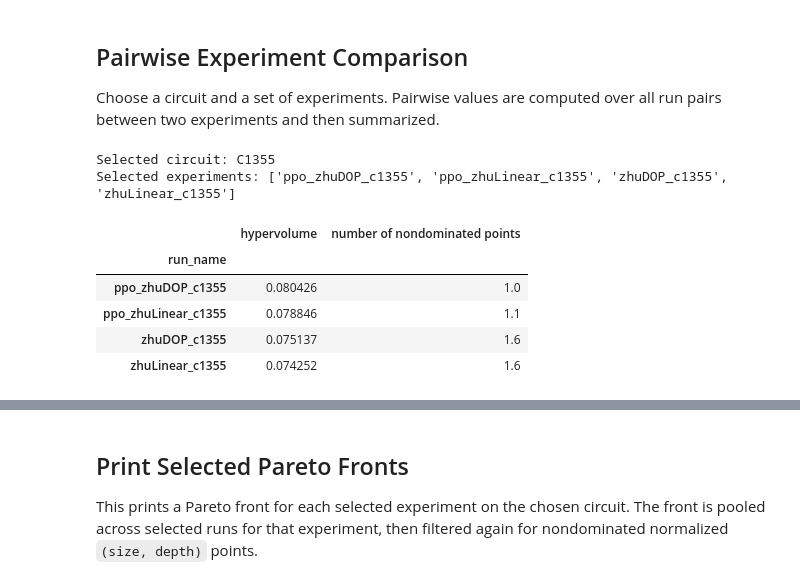
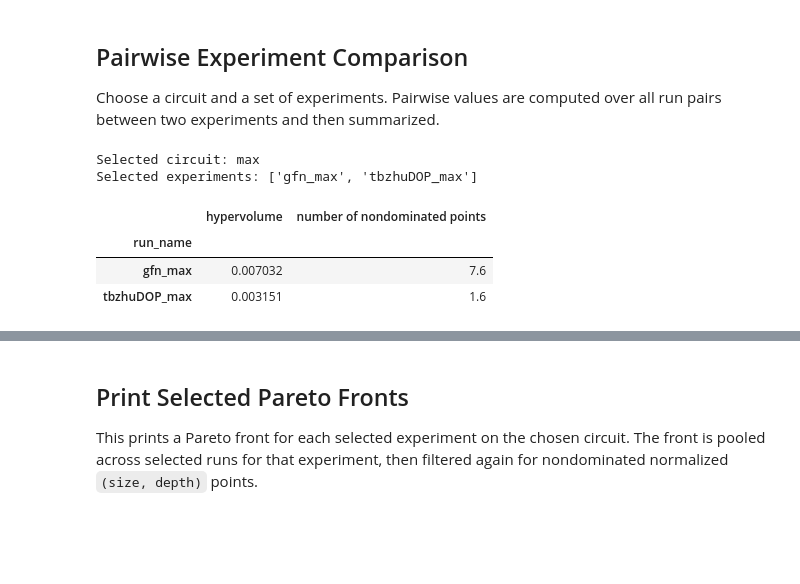
Before and after one commit to CHern0g0r/GFlowCircuit, a Jupyter notebook: ntb/show_report.ipynb, the cells around one changed output, grey strips where cells are left out. Drawn from its saved outputs; the diff is of its cells as text; code cells hidden in the pictures; blank space fills up the shorter version.

```diff
--- a/ntb/show_report.ipynb
+++ b/ntb/show_report.ipynb
@@ -280,29 +352,27 @@ aggregate_summary_df
 Choose a circuit and a set of experiments. Pairwise values are computed over all run pairs between two experiments and then summarized.
 # %%
 # Choose the comparison target.
-selected_circuit = points_df["circuit"].unique()[0]
+selected_circuit = points_df["circuit"].unique()[1]
 # selected_circuit = 'bc0'
 _selected_experiments = points_df.loc[points_df["circuit"] == selected_circuit]
 selected_experiments = sorted(_selected_experiments["run_name"].unique())
 
 
 print("Selected circuit:", selected_circuit)
 print("Selected experiments:", selected_experiments)
 
 circ_sum_df = summary_df.loc[
     summary_df["circuit"] == selected_circuit,
     ["run_name", "hypervolume", "number of nondominated points"]
 ].groupby("run_name").agg("mean")
 circ_sum_df
 # %% [output]
-Selected circuit: C1355
-Selected experiments: ['ppo_zhuDOP_c1355', 'ppo_zhuLinear_c1355', 'zhuDOP_c1355', 'zhuLinear_c1355']
+Selected circuit: max
+Selected experiments: ['gfn_max', 'tbzhuDOP_max']
 |  | hypervolume | number of nondominated points |
 | run_name |  |  |
-| ppo_zhuDOP_c1355 | 0.080426 | 1.0 |
-| ppo_zhuLinear_c1355 | 0.078846 | 1.1 |
-| zhuDOP_c1355 | 0.075137 | 1.6 |
-| zhuLinear_c1355 | 0.074252 | 1.6 |
+| gfn_max | 0.007032 | 7.6 |
+| tbzhuDOP_max | 0.003151 | 1.6 |
 # %%
 def run_fronts_for(run_name, circuit):
     run_rows = summary_df[(summary_df["run_name"] == run_name) & (summary_df["circuit"] == circuit)]
```
Also changed, not shown: parts of 8 cells of this notebook.
